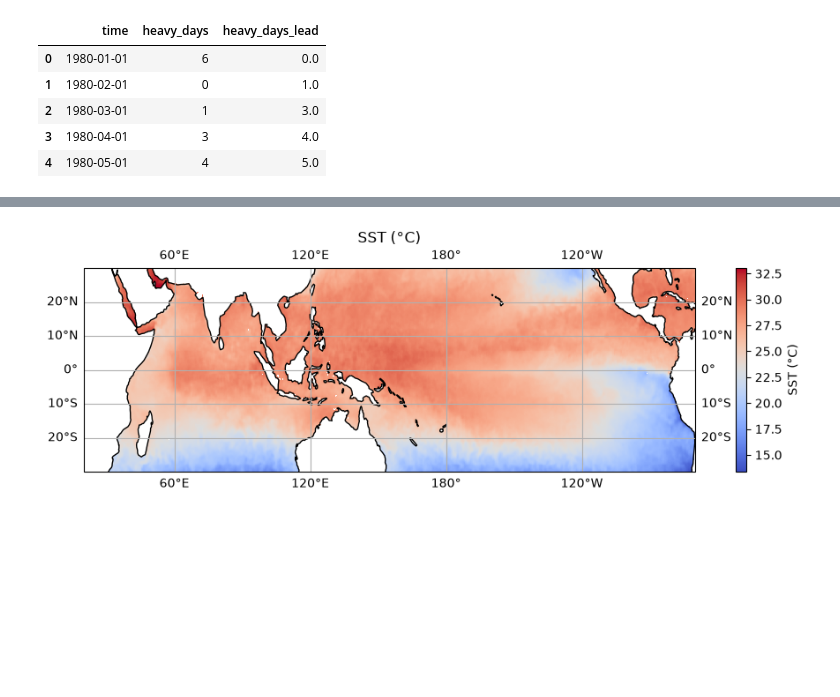
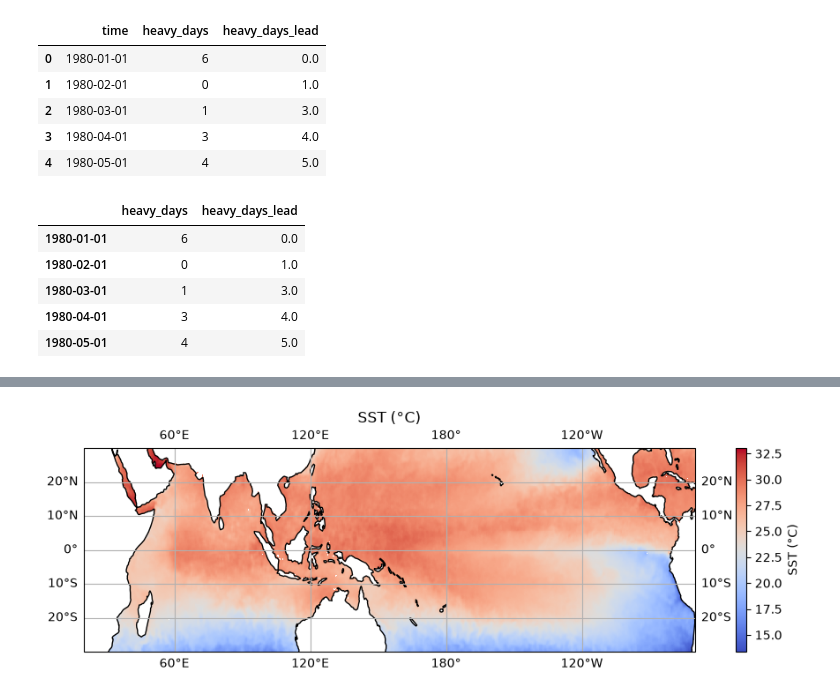
Before and after one commit to KuayTe0w/Climate-Data-Analysis, a Jupyter notebook: notebooks/preparation.ipynb, the cells around one changed output, grey strips where cells are left out. Saved outputs shown, nothing was run; the diff lists cells and outputs as text; code cells hidden in the pictures; blank space fills up the shorter version.

```diff
--- a/notebooks/preparation.ipynb
+++ b/notebooks/preparation.ipynb
@@ -333,3 +299,17 @@ heavy_df.head()
 | 2 | 1980-03-01 | 1 | 3.0 |
 | 3 | 1980-04-01 | 3 | 4.0 |
 | 4 | 1980-05-01 | 4 | 5.0 |
+# %%
+# convert time column to index
+heavy_df['time'] = pd.to_datetime(heavy_df['time'])
+heavy_df = heavy_df.set_index('time')
+heavy_df.index.name = None
+
+heavy_df.head()
+# %% [output]
+|  | heavy_days | heavy_days_lead |
+| 1980-01-01 | 6 | 0.0 |
+| 1980-02-01 | 0 | 1.0 |
+| 1980-03-01 | 1 | 3.0 |
+| 1980-04-01 | 3 | 4.0 |
+| 1980-05-01 | 4 | 5.0 |
```
Also changed, not shown: parts of 16 cells of this notebook.
